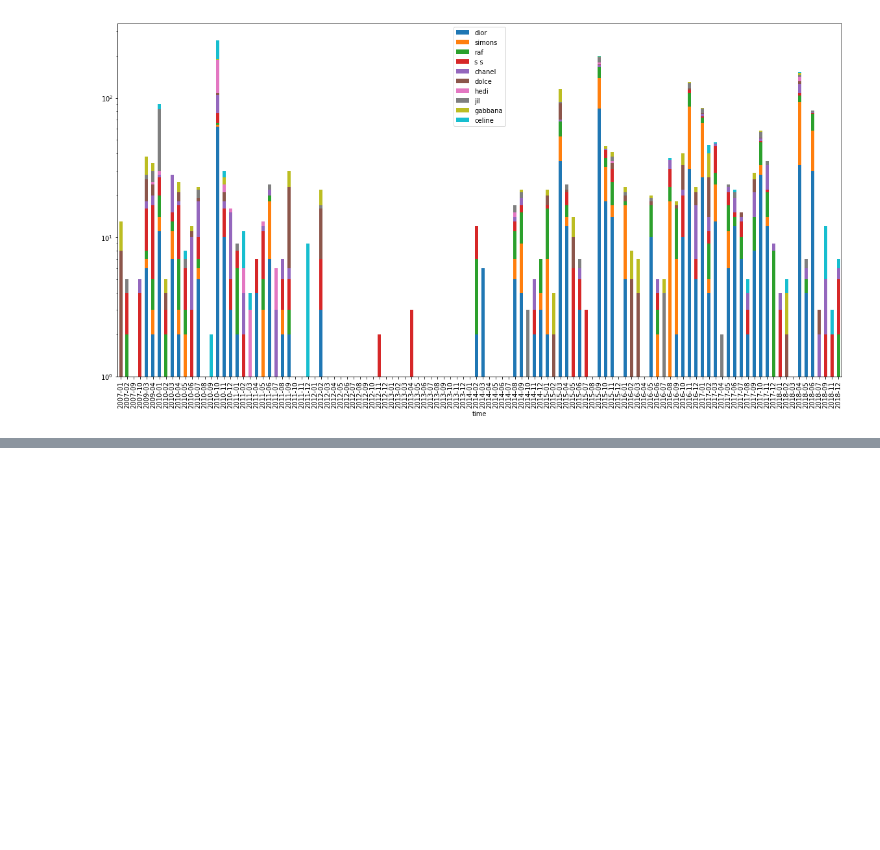
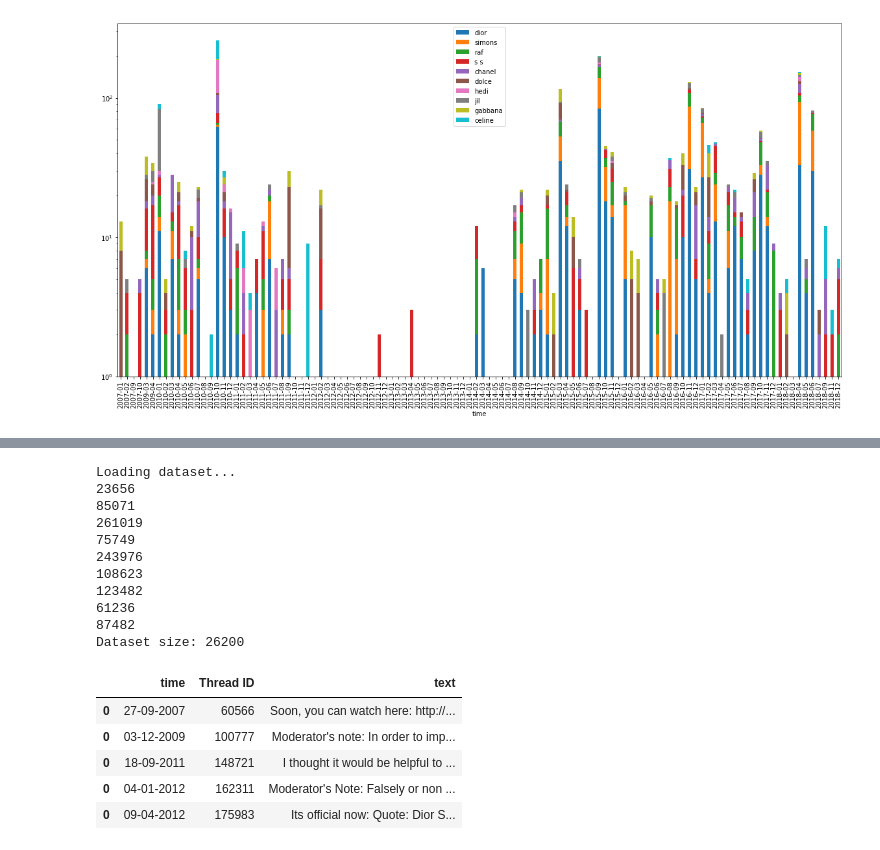
Before and after one commit to valstrl/CHILI_project, a Jupyter notebook: LDA_overview_forum.ipynb, the cells around one changed output, grey strips where cells are left out. Cells and saved outputs as stored; diff of their text form; code cells hidden in the pictures; blank space fills up the shorter version.

```diff
--- a/LDA_overview_forum.ipynb
+++ b/LDA_overview_forum.ipynb
@@ -454,0 +448,32 @@ words_count.plot(x='time' , figsize=(20,10), kind='bar', stacked=True, logy=True
+# %%
+print("Loading dataset...")
+dataset= pd.read_csv('posts_folder0.csv',parse_dates=['time'])
+
+threads=pd.DataFrame(columns=['time', 'Thread ID', 'text'])
+for name, group in dataset.groupby(by='Thread ID'):
+    text=group['post'].tolist()
+    text=' '.join(text)
+    print(len(text))
+    time=group[group['number']==1]['time'].values[0]
+    threads= threads.append(pd.DataFrame([[time,name,text]], columns=['time', 'Thread ID', 'text']))
+
+print('Dataset size: {}'.format(dataset.size))
+threads.head()
+# %% [output]
+Loading dataset...
+23656
+85071
+261019
+75749
+243976
+108623
+123482
+61236
+87482
+Dataset size: 26200
+|  | time | Thread ID | text |
+| 0 | 27-09-2007 | 60566 | Soon, you can watch here: http://... |
+| 0 | 03-12-2009 | 100777 | Moderator's note: In order to imp... |
+| 0 | 18-09-2011 | 148721 | I thought it would be helpful to ... |
+| 0 | 04-01-2012 | 162311 | Moderator's Note: Falsely or non ... |
+| 0 | 09-04-2012 | 175983 | Its official now: Quote: Dior S... |
```
Also changed, not shown: parts of 5 cells of this notebook.
